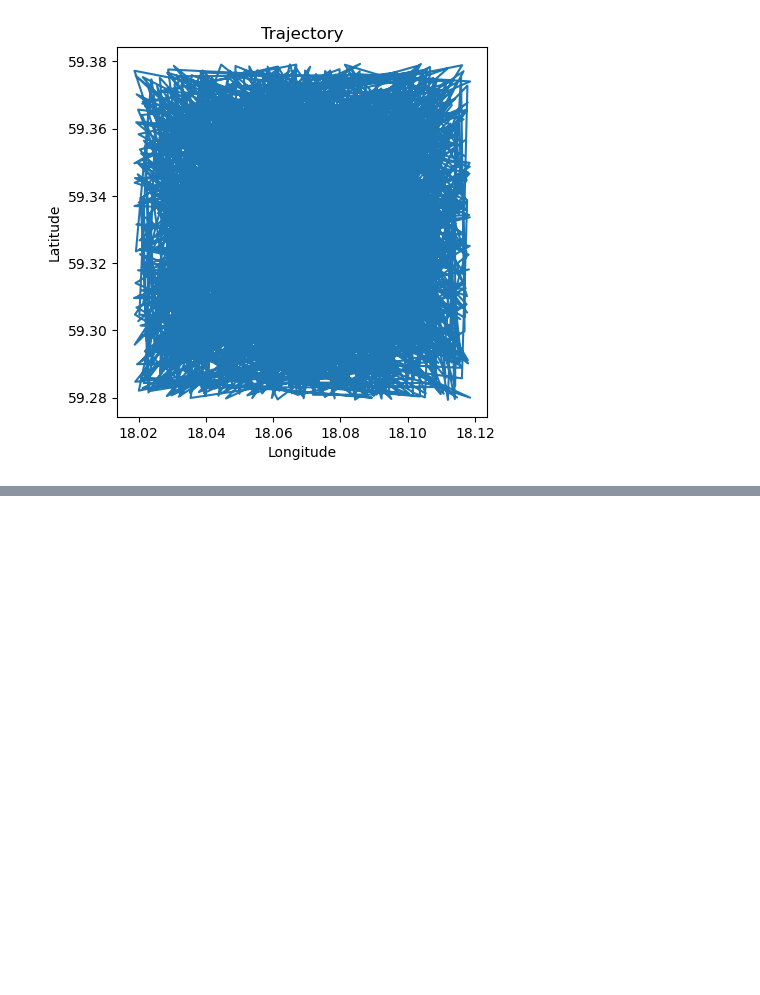
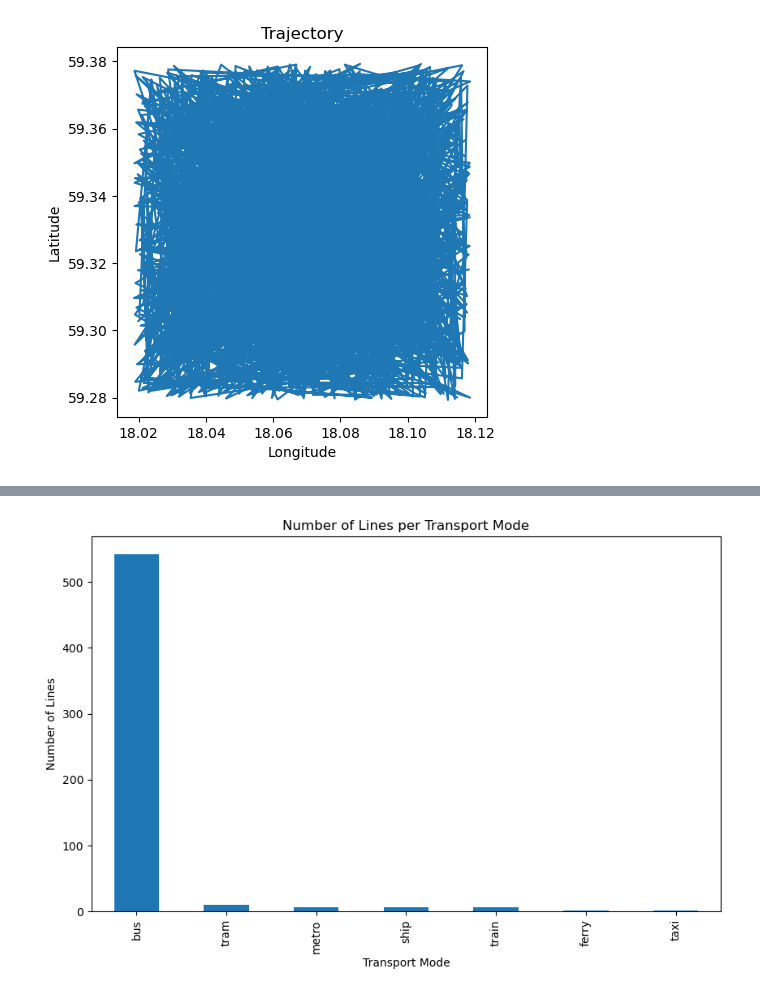
Before and after one commit to pablo-chacon/lbrp, a Jupyter notebook: gtfs/clustering_data.ipynb, the cells around one changed output, grey strips where cells are left out. Drawn from its saved outputs; the diff is of its cells as text; code cells hidden in the pictures; blank space fills up the shorter version.

```diff
--- a/gtfs/clustering_data.ipynb
+++ b/gtfs/clustering_data.ipynb
@@ -109,0 +204,14 @@ near_df
+# %%
+# Plotting the timetable data
+plt.figure(figsize=(10, 6))
+if 'transport_mode' in timetable_df.columns:
+    timetable_modes = timetable_df['transport_mode'].value_counts()
+    timetable_modes.plot(kind='bar')
+    plt.xlabel('Transport Mode')
+    plt.ylabel('Number of Lines')
+    plt.title('Number of Lines per Transport Mode')
+    plt.show()
+else:
+    print("The column 'transport_mode' is not present in timetable_df.")
+# %% [output]
+[figure, added]
```
Also changed, not shown: parts of 9 cells of this notebook, 8 other files.
